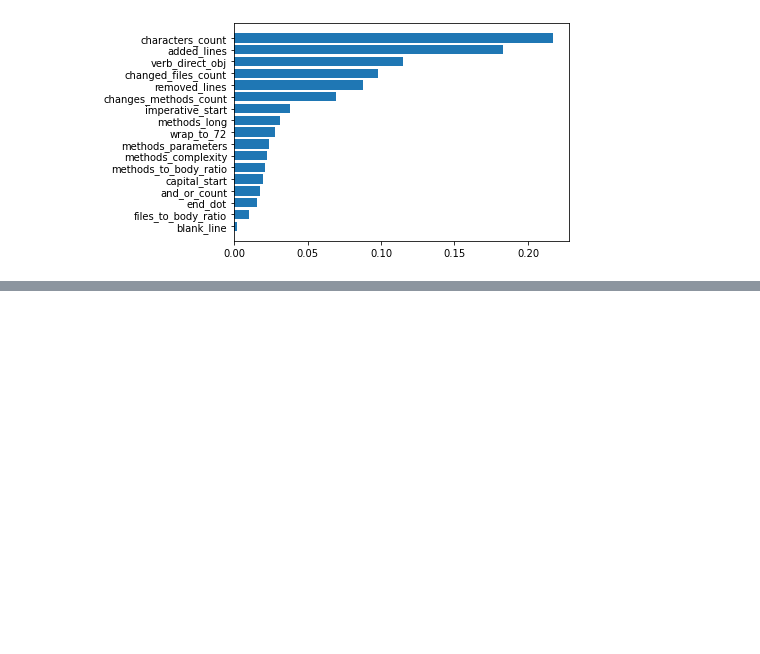
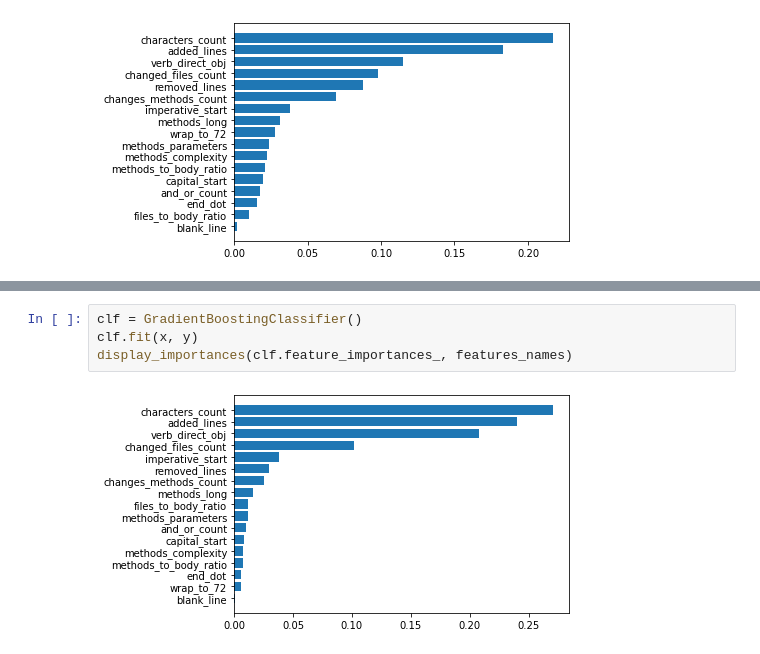
Before and after one commit to jeankhechfe/commit-quality, a Jupyter notebook: jupyter_notebook/display_results.ipynb, the cells around one changed output, grey strips where cells are left out. Drawn from its saved outputs; the diff is of its cells as text; blank space fills up the shorter version.

```diff
--- a/jupyter_notebook/display_results.ipynb
+++ b/jupyter_notebook/display_results.ipynb
@@ -35,0 +42,6 @@ display_importances(clf.feature_importances_, features_names)
+# %%
+clf = GradientBoostingClassifier()
+clf.fit(x, y)
+display_importances(clf.feature_importances_, features_names)
+# %% [output]
+[figure, added]
```
Also changed, not shown: parts of 3 cells of this notebook, 2 other files.
